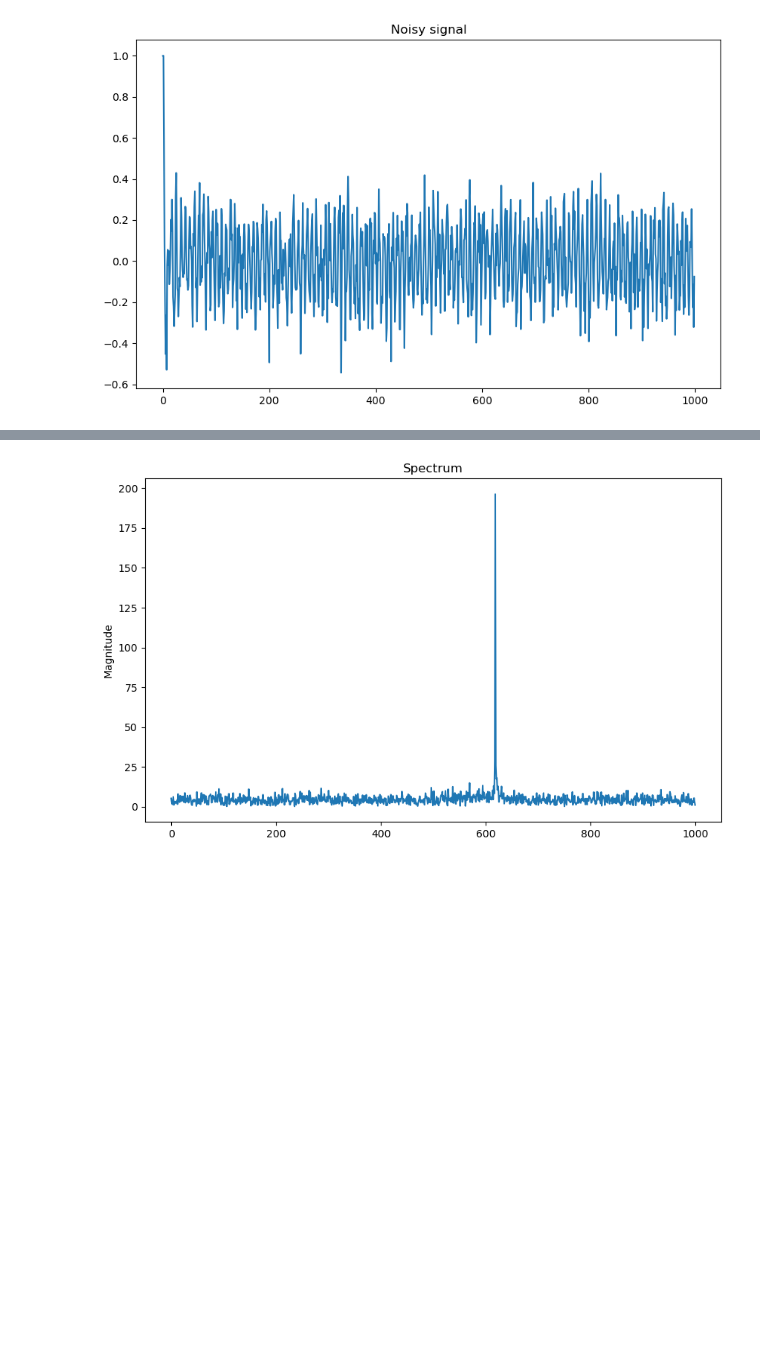
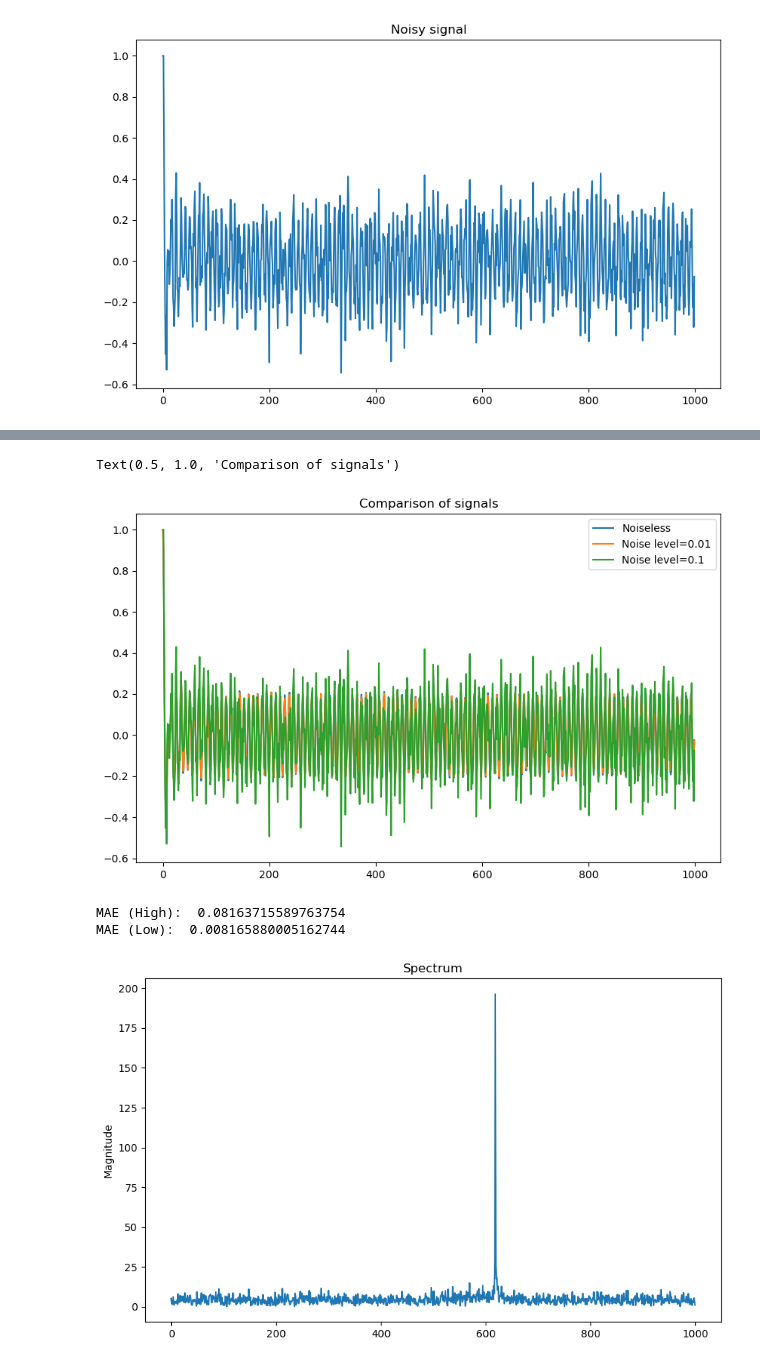
Before and after one commit to hbassi/denoisingodmd, a Jupyter notebook: fourier_denoising.ipynb, the cells around one changed output, grey strips where cells are left out. Cells and saved outputs as stored; diff of their text form; code cells hidden in the pictures; blank space fills up the shorter version.

```diff
--- a/fourier_denoising.ipynb
+++ b/fourier_denoising.ipynb
@@ -14,3 +33,20 @@ plt.show()
+# %%
+# Compare all signals
+plt.figure(figsize=(10, 6))
+plt.plot(x_true.real)
+plt.plot(x_less.real)
+plt.plot(x.real)
+plt.legend(['Noiseless', 'Noise level=0.01', 'Noise level=0.1'])
+plt.title("Comparison of signals")
+# %% [output]
+Text(0.5, 1.0, 'Comparison of signals')
+[figure, added]
+# %%
+print('MAE (High): ', np.mean(np.abs(x_true.real - x.real)))
+print('MAE (Low): ', np.mean(np.abs(x_true.real - x_less.real)))
+# %% [output]
+MAE (High):  0.08163715589763754
+MAE (Low):  0.008165880005162744
 # %%
 # FFT
 X_fft = scipy.fft.fft(x)
```
Also changed, not shown: parts of 12 cells of this notebook, 15 other files.
